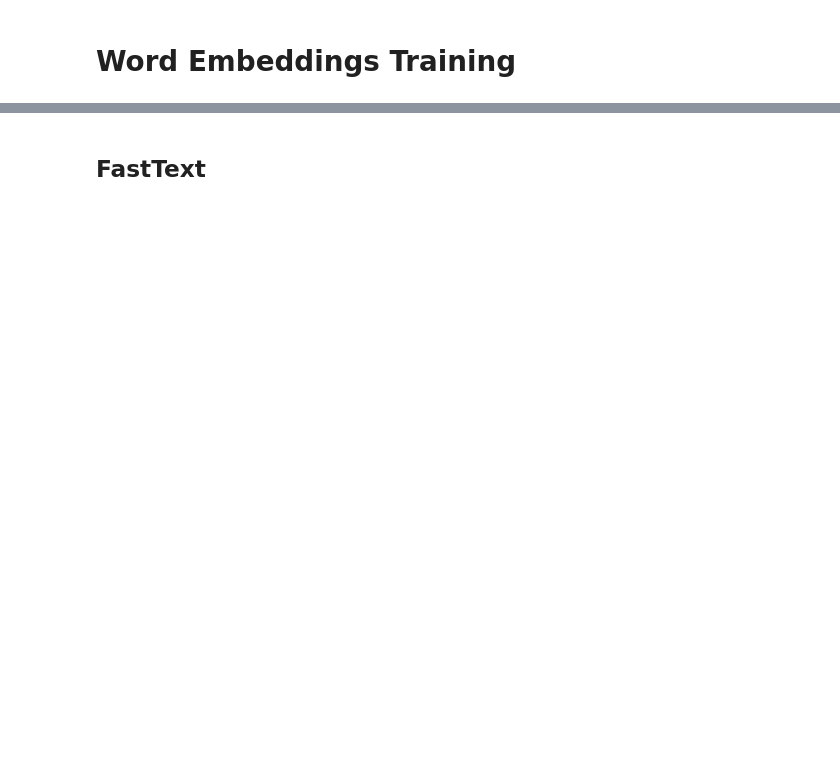
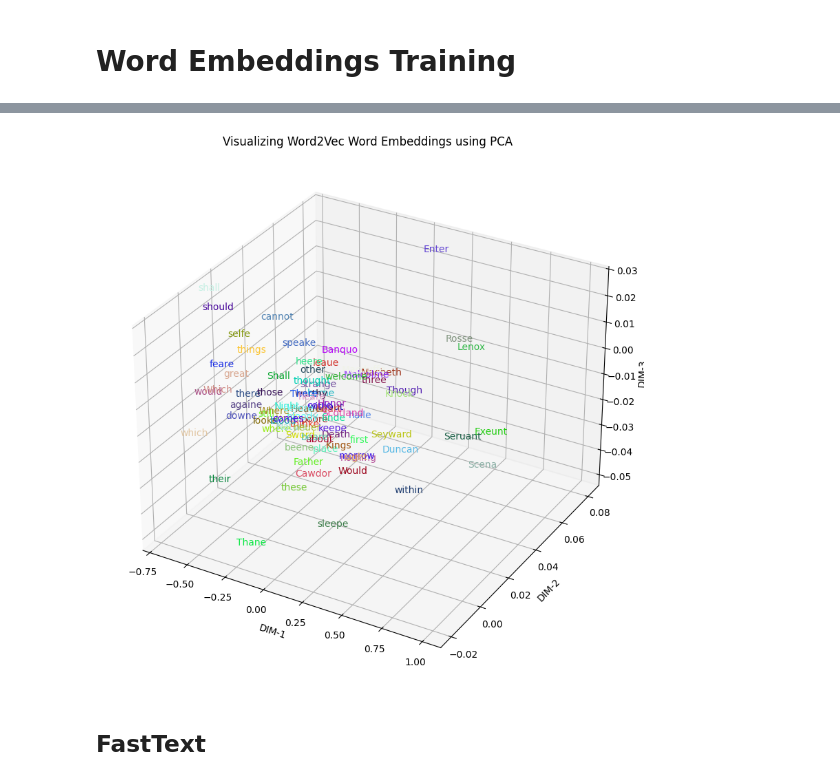
Before and after one commit to lanzhiwang/PacktPublishing-Mastering-Transformers, a Jupyter notebook: CH01/CH01_Introduction.ipynb, the cells around one changed output, grey strips where cells are left out. Cells and saved outputs as stored; diff of their text form; code cells hidden in the pictures; blank space fills up the shorter version.

```diff
--- a/CH01/CH01_Introduction.ipynb
+++ b/CH01/CH01_Introduction.ipynb
@@ -85,7 +155,7 @@ lm.generate(10, text_seed=["<s>"], random_seed=42)
 from gensim.models import Word2Vec
 
 model = Word2Vec(
-    sentences=macbeth, size=100, window=4, min_count=10, workers=4, iter=10
+    sentences=macbeth, vector_size=100, window=4, min_count=10, workers=4, epochs=10
 )
 # %%
 model.wv.similar_by_word("then", 10)
@@ -98,45 +197,48 @@ import random
 import numpy as np
 
 np.random.seed(42)
-words = list([e for e in model.wv.vocab if len(e) > 4])  # plot words longer than 4
+words = list([e for e in model.wv.index_to_key if len(e) > 4])  # plot words longer than 4
+# print("words:", words)
+
 random.shuffle(words)
 words3d = PCA(n_components=3, random_state=42).fit_transform(model.wv[words[:100]])
-
+# print("words3d:", words3d)
 
 def plotWords3D(vecs, words, title):
     """
     Parameters
     ----------
     vecs : numpy-array
         Transformed 3D array either by PCA or other techniques
     words: a list of word
         the word list to be mapped
     title: str
         The title of plot
     """
-    fig = plt.figure(figsize=(14, 10))
-    ax = fig.gca(projection="3d")
+    ax = plt.figure(figsize=(14, 10)).add_subplot(projection='3d')
     for w, vec in zip(words, vecs):
         ax.text(
             vec[0],
             vec[1],
             vec[2],
             w,
             color=np.random.rand(
                 3,
             ),
         )
     ax.set_xlim(min(vecs[:, 0]), max(vecs[:, 0]))
     ax.set_ylim(min(vecs[:, 1]), max(vecs[:, 1]))
     ax.set_zlim(min(vecs[:, 2]), max(vecs[:, 2]))
     ax.set_xlabel("DIM-1")
     ax.set_ylabel("DIM-2")
     ax.set_zlabel("DIM-3")
     plt.title(title)
     plt.show()
 
 
 plotWords3D(words3d, words, "Visualizing Word2Vec Word Embeddings using PCA")
+# %% [output]
+[figure, added]
 # %% [markdown]
 ## FastText
 # %%
```
Also changed, not shown: parts of 29 cells of this notebook, 20 other files.
